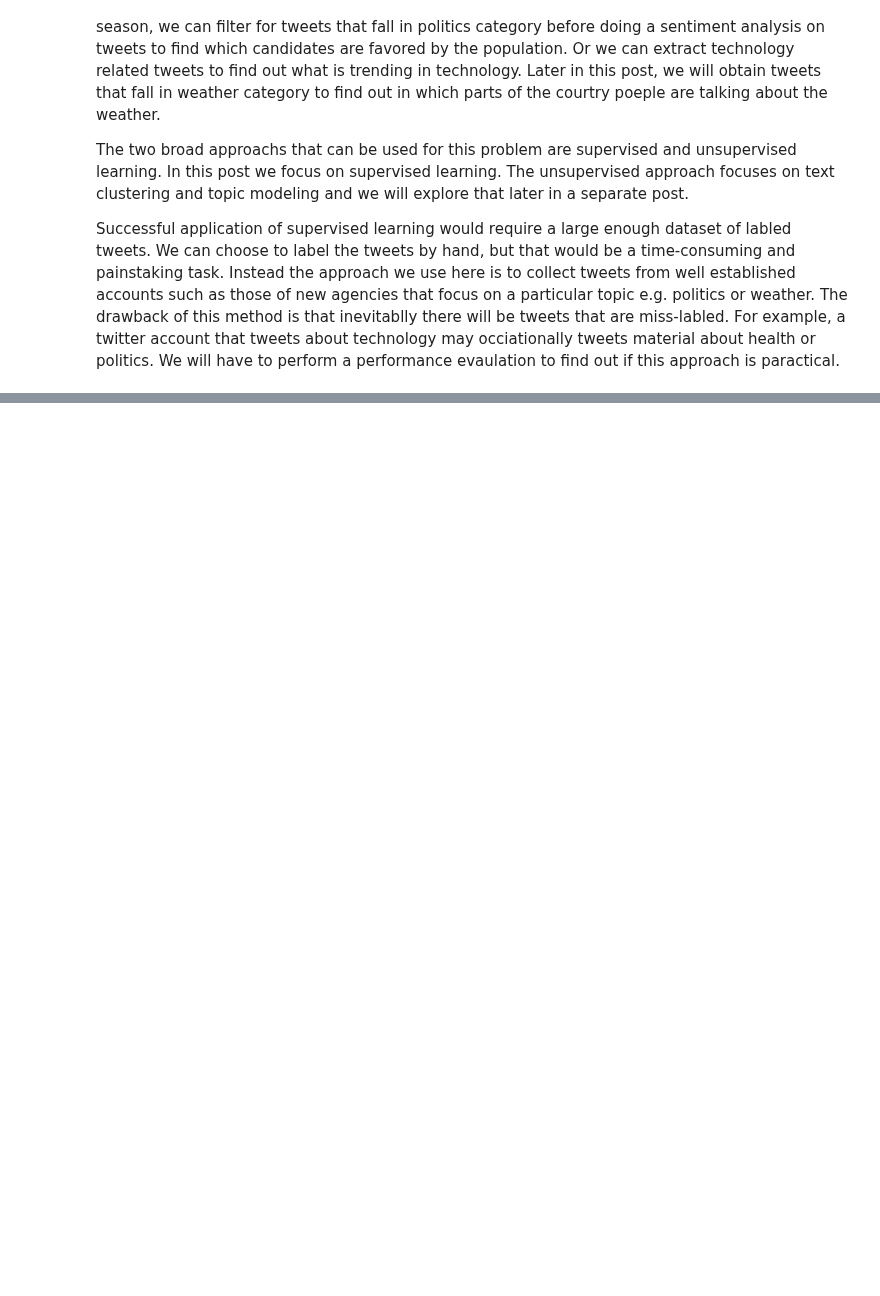
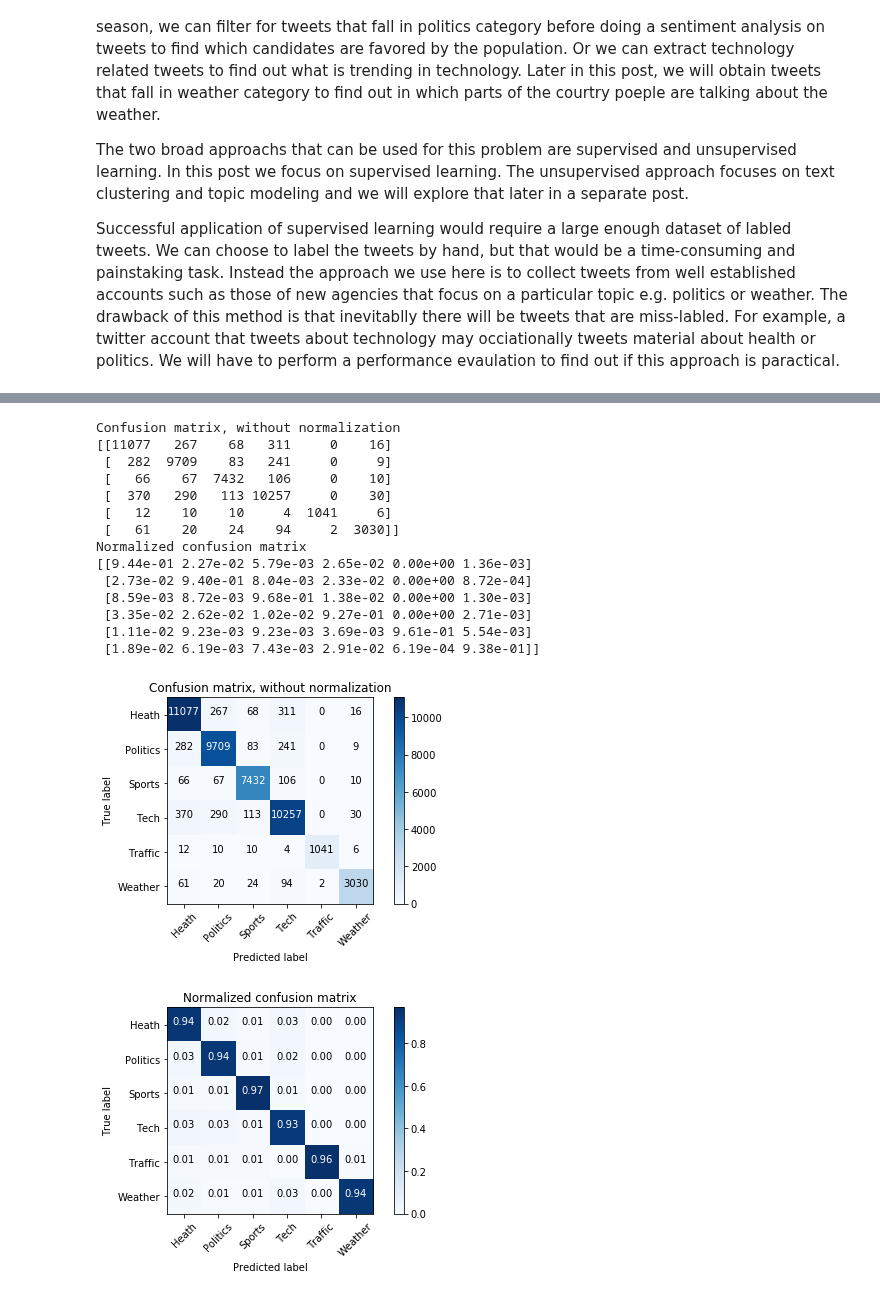
Before and after one commit to amirnasri/Data-Science, a Jupyter notebook: Twitter/main.ipynb, the cells around one changed output, grey strips where cells are left out. Cells and saved outputs as stored; diff of their text form; code cells hidden in the pictures; blank space fills up the shorter version.

```diff
--- a/Twitter/main.ipynb
+++ b/Twitter/main.ipynb
@@ -21,0 +206,2 @@ tweets_df_all = pd.DataFrame([[tw['id'], tw['text'], tw['user']['screen_name']]
+# %%
+tweets_df['text_processed'] = prep.fit_transform(tweets_df['text'])
@@ -21,0 +243,4 @@ tweets_df_all = pd.DataFrame([[tw['id'], tw['text'], tw['user']['screen_name']]
+# %%
+from sklearn.model_selection import GridSearchCV
+gs = GridSearchCV(lr, param_grid={'C': np.logspace(-1, 3, 5)}, return_train_score=True, n_jobs=3)
+gs.fit(tfidf_word_char, tweets_df['cat_encoded'])
@@ -21,0 +281,9 @@ tweets_df_all = pd.DataFrame([[tw['id'], tw['text'], tw['user']['screen_name']]
+# %%
+from sklearn.model_selection import train_test_split
+
+X_train, X_test, y_train, y_test = train_test_split(
+    tfidf_word_char, tweets_df['cat_encoded'], test_size=0.33, random_state=42)
+# %%
+clf = gs.best_estimator_
+clf.fit(X_train, y_train)
+y_pred = clf.predict(X_test)
@@ -21,0 +346,38 @@ tweets_df_all = pd.DataFrame([[tw['id'], tw['text'], tw['user']['screen_name']]
+# %%
+import itertools
+
+# Compute confusion matrix
+cnf_matrix = metrics.confusion_matrix(y_test, y_pred)
+np.set_printoptions(precision=2)
+
+class_names = label_encoder.classes_
+
+# Plot non-normalized confusion matrix
+plt.figure()
+plot_confusion_matrix(cnf_matrix, classes=class_names,
+                      title='Confusion matrix, without normalization')
+
+
+# Plot normalized confusion matrix
+plt.figure()
+plot_confusion_matrix(cnf_matrix, classes=class_names, normalize=True,
+                      title='Normalized confusion matrix')
+
+plt.show()
+# %% [output]
+Confusion matrix, without normalization
+[[11077   267    68   311     0    16]
+ [  282  9709    83   241     0     9]
+ [   66    67  7432   106     0    10]
+ [  370   290   113 10257     0    30]
+ [   12    10    10     4  1041     6]
+ [   61    20    24    94     2  3030]]
+Normalized confusion matrix
+[[9.44e-01 2.27e-02 5.79e-03 2.65e-02 0.00e+00 1.36e-03]
+ [2.73e-02 9.40e-01 8.04e-03 2.33e-02 0.00e+00 8.72e-04]
+ [8.59e-03 8.72e-03 9.68e-01 1.38e-02 0.00e+00 1.30e-03]
+ [3.35e-02 2.62e-02 1.02e-02 9.27e-01 0.00e+00 2.71e-03]
+ [1.11e-02 9.23e-03 9.23e-03 3.69e-03 9.61e-01 5.54e-03]
+ [1.89e-02 6.19e-03 7.43e-03 2.91e-02 6.19e-04 9.38e-01]]
+[figure, added]
+[figure, added]
```
Also changed, not shown: parts of 24 cells of this notebook, 2 other files.
